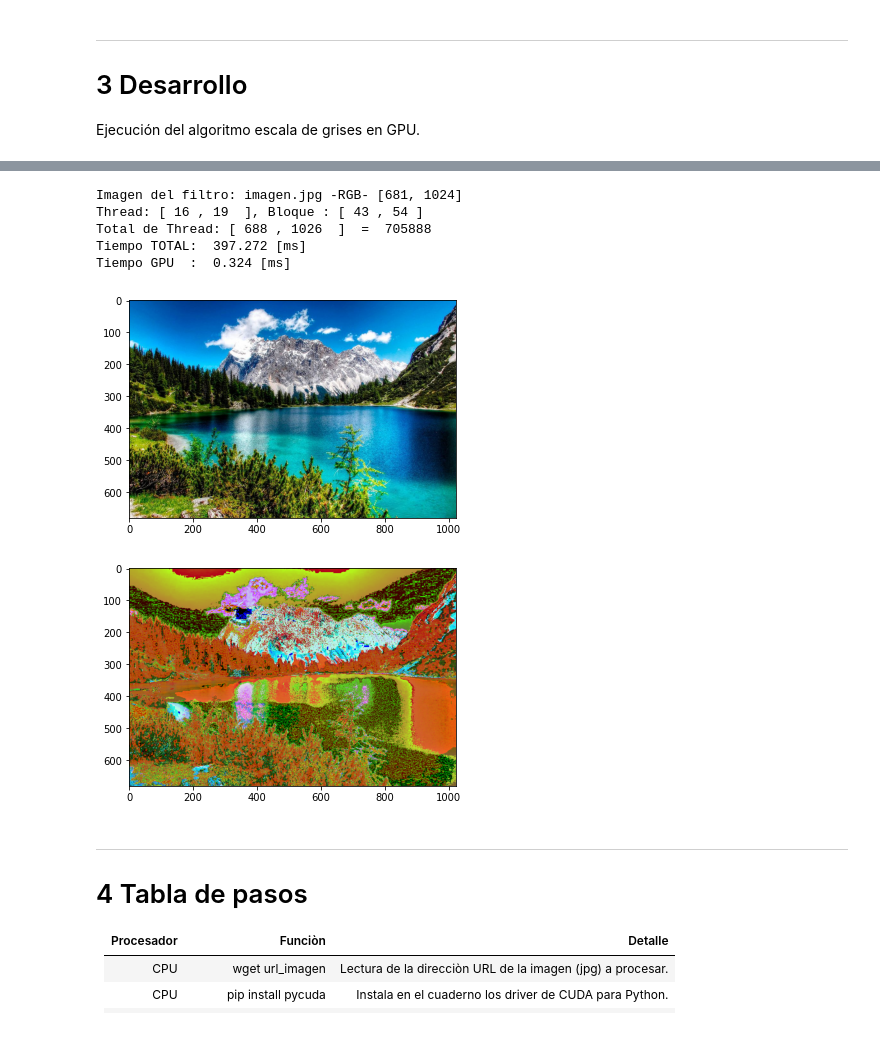
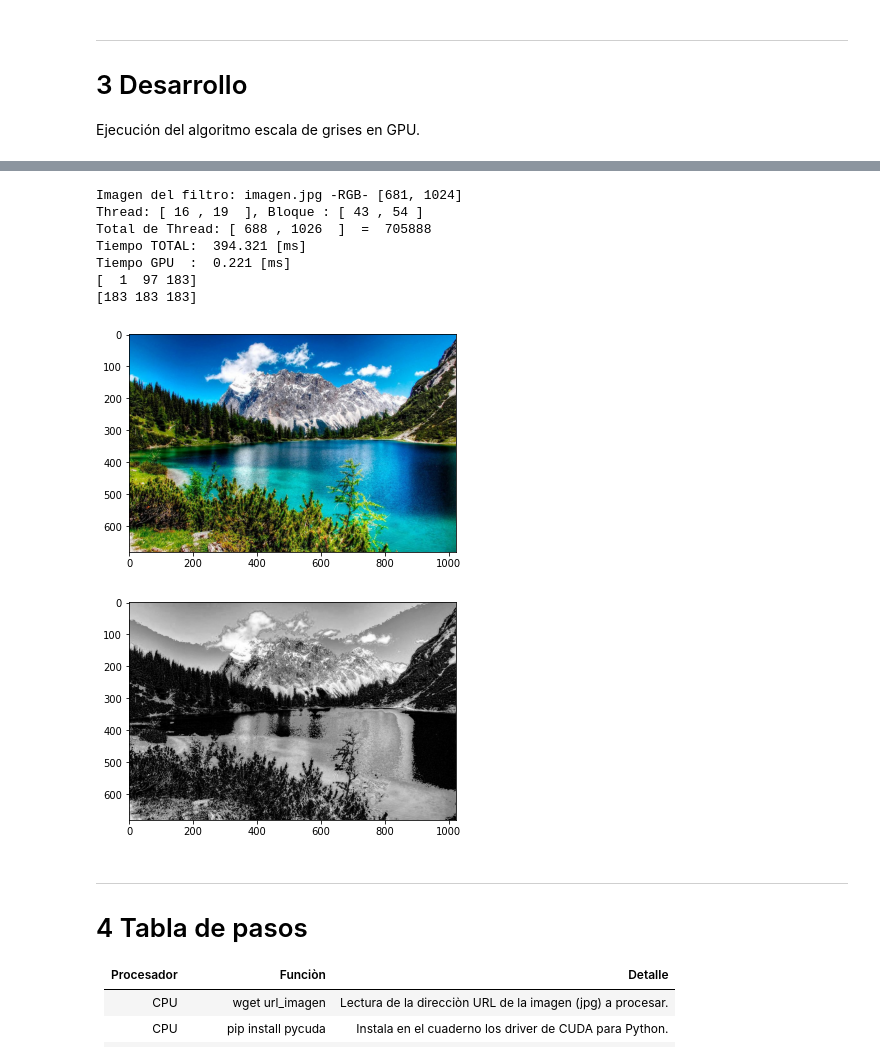
Before and after one commit to ZabalaGaston/HPC, a Jupyter notebook: Zabala_Gaston_ejercicio_2_GPU.ipynb, the cells around one changed output, grey strips where cells are left out. Drawn from its saved outputs; the diff is of its cells as text; code cells hidden in the pictures.

```diff
--- a/Zabala_Gaston_ejercicio_2_GPU.ipynb
+++ b/Zabala_Gaston_ejercicio_2_GPU.ipynb
@@ -107,10 +107,14 @@ __global__ void kernel_img( int ancho, int alto, char *img_O, char *img_R )
   // Verifico que los Thread, esten dentro de las dimensiones de la imagen.
   if( idx < ancho && idy < alto )
   {
+    //r = (float)img_O[(idx+(idy*ancho))*3] / 255.0;
+    //g = (float)img_O[((idx+(idy*ancho))*3)+1] / 255.0;
+    //b = (float)img_O[((idx+(idy*ancho))*3)+2] / 255.0;
 
-    r = (float)img_O[(idx+(idy*ancho))*3] / 255.0;
-    g = (float)img_O[((idx+(idy*ancho))*3)+1] / 255.0;
-    b = (float)img_O[((idx+(idy*ancho))*3)+2] / 255.0;
+    r = (float)img_O[(idx+(idy*ancho))*3];
+    g = (float)img_O[((idx+(idy*ancho))*3)+1];
+    b = (float)img_O[((idx+(idy*ancho))*3)+2];
+
     vector [0] = r;
     vector [1] = g;
     vector [2] = b;
@@ -123,8 +127,8 @@ __global__ void kernel_img( int ancho, int alto, char *img_O, char *img_R )
       if (vector[i] < min)
 	      min = vector[i];
 
-      if (vector[i] > max)
-	      max = vector[i];
+//      if (vector[i] > max)
+//	      max = vector[i];
     }
 
     diferencia = max - min;
@@ -149,10 +153,17 @@ __global__ void kernel_img( int ancho, int alto, char *img_O, char *img_R )
     //fGris = (float)img_O[(idx+(idy*ancho))*3    ]*0.299;  // Componente Rojo del pixel.
     //fGris +=(float)img_O[((idx+(idy*ancho))*3)+1]*0.599;  // Componente Verde del pixel.
     //fGris +=(float)img_O[((idx+(idy*ancho))*3)+2]*0.11;   // Componente Azul del pixel.
+
     // Escribo el color del pixel.
-    img_R[(idx+(idy*ancho))*3  ] = (char) h;
-    img_R[(idx+(idy*ancho))*3+1] = (char) s;
-    img_R[(idx+(idy*ancho))*3+2] = (char) v;
+    //img_R[(idx+(idy*ancho))*3  ] = (char) h;
+    //img_R[(idx+(idy*ancho))*3+1] = (char) s;
+    //img_R[(idx+(idy*ancho))*3+2] = (char) v;
+
+    img_R[(idx+(idy*ancho))*3  ] = (char) min;
+    img_R[(idx+(idy*ancho))*3+1] = (char) min;
+    img_R[(idx+(idy*ancho))*3+2] = (char) min;
+
+
   }
 }
 """)
@@ -195,5 +206,7 @@ tiempo_total = datetime.now() - tiempo_total
 
 print("Tiempo TOTAL: ", tiempo_en_ms( tiempo_total ), "[ms]" )
 print("Tiempo GPU  : ", tiempo_en_ms( tiempo_img ), "[ms]" )
+print(img_O_cpu[1][1])
+print(img_R_cpu[1][1])
 # %% [output]
 kernel.cu(8): warning: variable "fGris" was declared but never referenced
@@ -200,10 +219,12 @@ kernel.cu(8): warning: variable "fGris" was declared but never referenced
 Imagen del filtro: imagen.jpg -RGB- [681, 1024]
 Thread: [ 16 , 19  ], Bloque : [ 43 , 54 ]
 Total de Thread: [ 688 , 1026  ]  =  705888
-Tiempo TOTAL:  397.272 [ms]
-Tiempo GPU  :  0.324 [ms]
+Tiempo TOTAL:  394.321 [ms]
+Tiempo GPU  :  0.221 [ms]
+[  1  97 183]
+[183 183 183]
 [figure]
-[figure, old version]
+[figure, new version]
 # %% [markdown]
 ---
 # 4 Tabla de pasos
```
Also changed, not shown: parts of 1 cell of this notebook.
